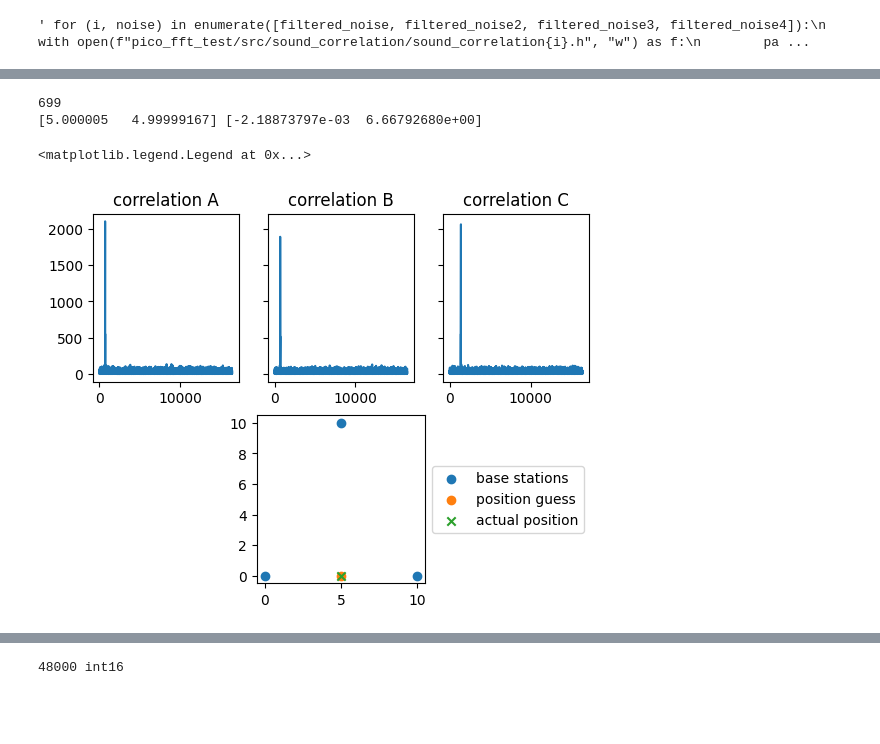
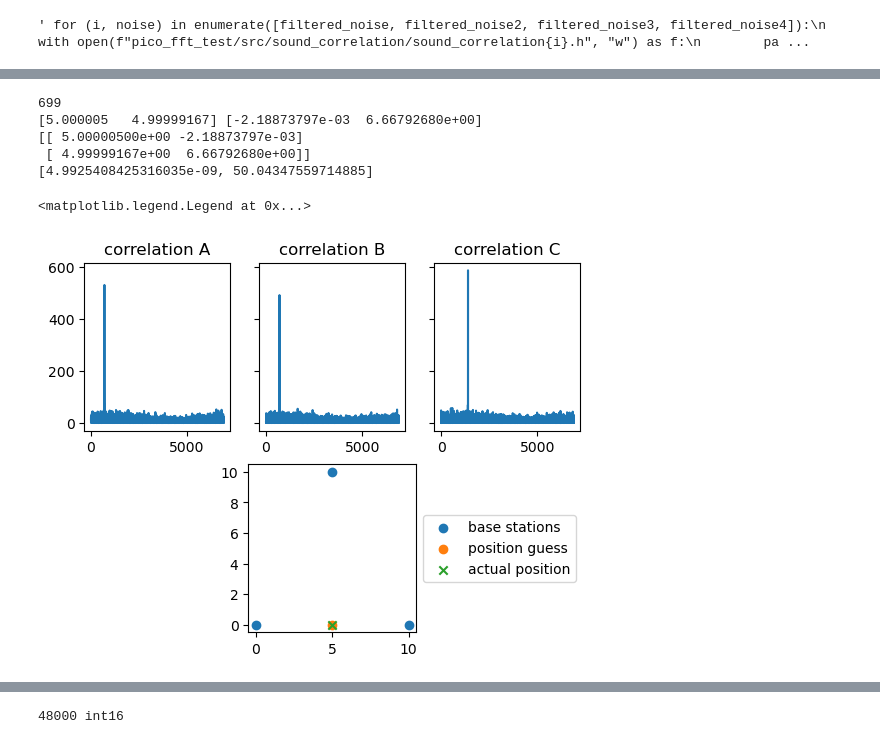
Before and after one commit to autocart-capstone/autocart, a Jupyter notebook: SourceCodes/sound_localization/misc/playground.ipynb, the cells around one changed output, grey strips where cells are left out. Cells and saved outputs as stored; diff of their text form; code cells hidden in the pictures; blank space fills up the shorter version.

```diff
--- a/SourceCodes/sound_localization/misc/playground.ipynb
+++ b/SourceCodes/sound_localization/misc/playground.ipynb
@@ -154,11 +101,15 @@ filtered_noiseC = make_noise2(100)
 plt.subplot(224)
 filtered_noiseD = make_noise2(1231)
 assert len(filtered_noiseA) == Nw
-pow1 = np.sqrt(np.sum(np.power(filtered_noiseA, 2)) / len(filtered_noiseA))
-pow2 = np.sqrt(np.sum(np.power(filtered_noiseB, 2)) / len(filtered_noiseB))
-pow3 = np.sqrt(np.sum(np.power(filtered_noiseC, 2)) / len(filtered_noiseC))
-pow4 = np.sqrt(np.sum(np.power(filtered_noiseD, 2)) / len(filtered_noiseD))
+pow1 = np.sum(np.power(filtered_noiseA, 2)) / len(filtered_noiseA)
+pow2 = np.sum(np.power(filtered_noiseB, 2)) / len(filtered_noiseB)
+pow3 = np.sum(np.power(filtered_noiseC, 2)) / len(filtered_noiseC)
+pow4 = np.sum(np.power(filtered_noiseD, 2)) / len(filtered_noiseD)
 print(pow1, pow2, pow3, pow4)
 plt.figure()
 plt.plot(filtered_noiseA[-700:-600])
+filtered_noiseA = np.concatenate((filtered_noiseA, np.zeros(silence_length)))
+filtered_noiseB = np.concatenate((filtered_noiseB, np.zeros(silence_length)))
+filtered_noiseC = np.concatenate((filtered_noiseC, np.zeros(silence_length)))
+filtered_noiseD = np.concatenate((filtered_noiseD, np.zeros(silence_length)))
 # %% [output]
@@ -223,29 +173,6 @@ for (i, noise) in enumerate([filtered_noiseA, filtered_noiseB, filtered_noiseC,
             s = "    " + ", ".join(interleaved[window:window+10]) + ",\n"
             f.write(s)
         f.write("};\n")
-
-""" for (i, noise) in enumerate([filtered_noise, filtered_noise2, filtered_noise3, filtered_noise4]):
-    with open(f"pico_fft_test/src/sound_correlation/sound_correlation{i}.h", "w") as f:
-        padded = np.pad(noise, (0, record_len-Nw), 'constant', constant_values=0)
-        padded *= 2**15-1
-        padded = np.asarray(padded, dtype='uint32') << 6
-        padded = [f"0x{sample:08X}" for sample in padded]
-
-        f.write("#include <stddef.h> // for size_t\n")
-        f.write("\n")
-        f.write(f"#define NUMBER_OF_SAMPLES_TO_RECORD {record_len}\n")
-        f.write(f"#define NOISE_ACTUAL_LENGTH {Nw}\n")
-        f.write(f"#define VALID_CORRELATION_LENGTH {valid_correlation_len}\n")
-        f.write("\n")
-        f.write(f"#define FFT_SIZE {record_len}\n")
-        f.write(f"#define CONV_BUFFER_SIZE {record_len+2}\n")
-        f.write("\n")
-        f.write("uint32_t recorded_sound[CONV_BUFFER_SIZE] = {0};\n")
-        f.write("uint32_t sound_samples_fft[CONV_BUFFER_SIZE] = {\n")
-        for window in range(0, len(padded), 10):
-            s = "    " + ", ".join(padded[window:window+10]) + ",\n"
-            f.write(s)
-        f.write("};\n")  """
 # %% [output]
 ' for (i, noise) in enumerate([filtered_noise, filtered_noise2, filtered_noise3, filtered_noise4]):\n    with open(f"pico_fft_test/src/sound_correlation/sound_correlation{i}.h", "w") as f:\n        pa ...
 # %%
@@ -340,7 +267,7 @@ delay1 = int(abs(np.linalg.norm(A - actual_position)) * Fs // 343)
 delay2 = int(abs(np.linalg.norm(B - actual_position)) * Fs // 343)
 delay3 = int(abs(np.linalg.norm(C - actual_position)) * Fs // 343)
 
-recording_noise = np.zeros(record_len)
+recording_noise = np.zeros(full_length)
 print(delay1)
 #recording_noise[delay1 : delay1 + Nw] += filtered_noise1
 recording_noise += np.roll(filtered_noiseA, delay1)
@@ -390,8 +317,8 @@ def fangs_algorithm_TDoA(ta, tb, tc):
     y = g * x + h  # eq 13
     print(x, y)
 
-    guess1 = np.array([x[0], y[0]])
-    guess2 = np.array([x[1], y[1]])
+    guesses = np.transpose([x, y])
+    print(guesses)
 
     def err(g):
         # calculate what sort of time deltas would be seen with this guess
@@ -403,34 +330,39 @@ def fangs_algorithm_TDoA(ta, tb, tc):
         rac = deltaA - deltaC
         mse = ((rab - Rab) ** 2 + (rac - Rac) ** 2) / 2
         return mse
+    errs = [err(a) for a in guesses]
+    print(errs)
 
-    best_guess = min([guess1, guess2], key=err)
+    best_guess = min(guesses, key=err)
     return best_guess
 
 
 plt.figure()
 ax1 = plt.subplot(231)
 found_delay1, max1, avg1 = correlate_and_find_delay(recording_noise, filtered_noiseA, "A")
 plt.subplot(232, sharey=ax1)
 found_delay2, max2, avg2 = correlate_and_find_delay(recording_noise, filtered_noiseB, "B")
 plt.tick_params('y', labelleft=False)
 plt.subplot(233, sharey=ax1)
 found_delay3, max3, avg3 = correlate_and_find_delay(recording_noise, filtered_noiseC, "C")
 plt.tick_params('y', labelleft=False)
 
 ta = found_delay1 / Fs
 tb = found_delay2 / Fs
 tc = found_delay3 / Fs
 
 guessed_position = fangs_algorithm_TDoA(ta, tb, tc)
 plt.subplot(212)
 plt.scatter([A[0], B[0], C[0]], [A[1], B[1], C[1]], label="base stations", marker="o")
 plt.scatter(guessed_position[0], guessed_position[1], label="position guess")
 plt.scatter(actual_position[0], actual_position[1], label="actual position", marker="x")
 plt.gca().set_aspect("equal")
 plt.legend(loc="center left", bbox_to_anchor=(1.0, 0.5))
 # %% [output]
 699
 [5.000005   4.99999167] [-2.18873797e-03  6.66792680e+00]
+[[ 5.00000500e+00 -2.18873797e-03]
+ [ 4.99999167e+00  6.66792680e+00]]
+[4.9925408425316035e-09, 50.04347559714885]
 <matplotlib.legend.Legend at 0x...>
-[figure, old version]
+[figure, new version]
```
Also changed, not shown: parts of 11 cells of this notebook, 13 other files.
